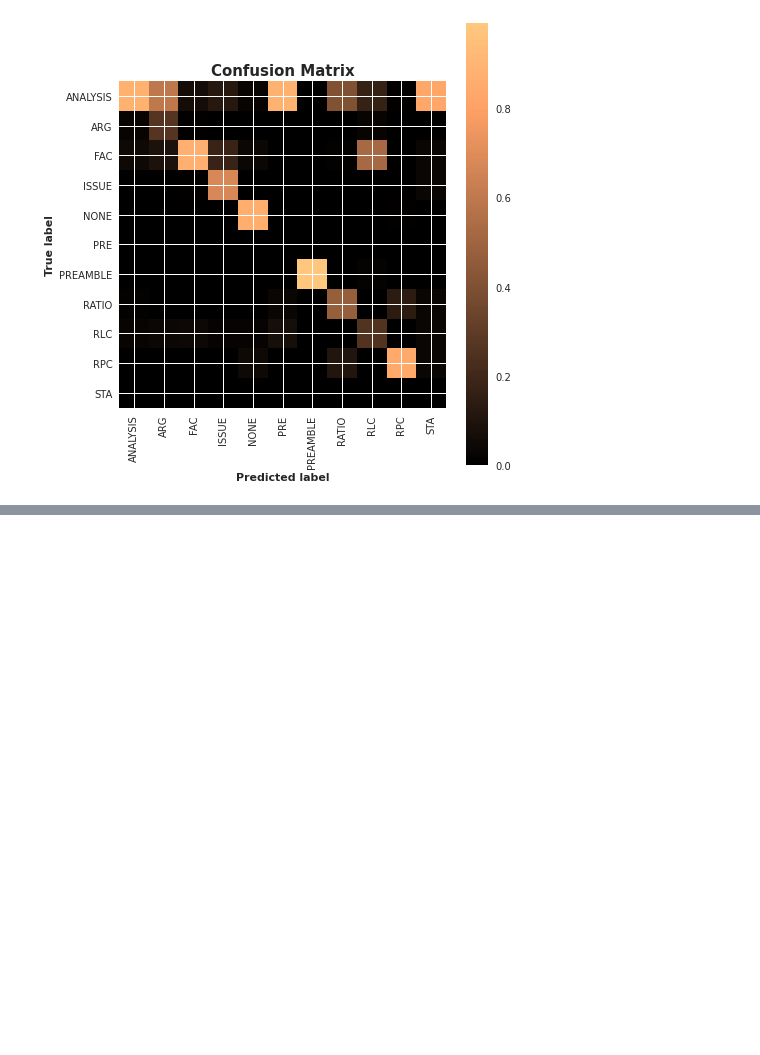
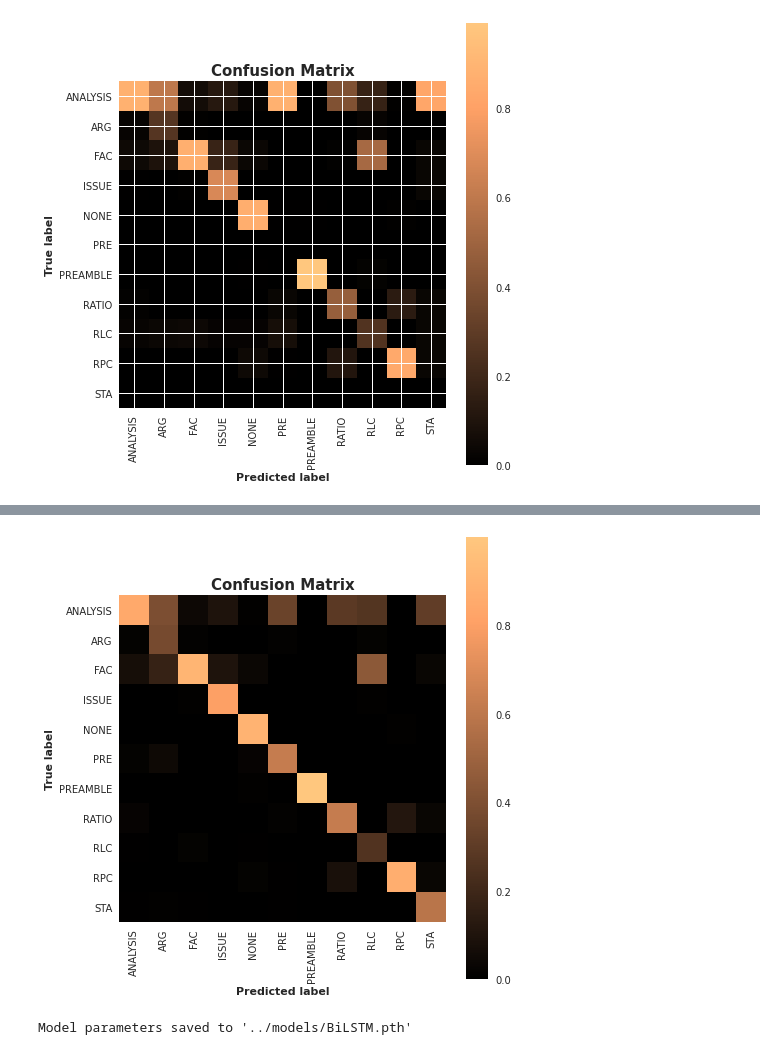
Before and after one commit to tsither/Rhetorical-Role-Classifier, a Jupyter notebook: jupyter_notebooks/kshitij_test.ipynb, the cells around one changed output, grey strips where cells are left out. Saved outputs shown, nothing was run; the diff lists cells and outputs as text; code cells hidden in the pictures; blank space fills up the shorter version.

```diff
--- a/jupyter_notebooks/kshitij_test.ipynb
+++ b/jupyter_notebooks/kshitij_test.ipynb
@@ -398,0 +572,10 @@ plot_confusion_matrix(np.divide(cm, np.sum(cm,axis=0)))
+# %%
+plot_confusion_matrix(np.divide(cm, np.sum(cm,axis=0)), label_encoder= label_encoder)
+# %% [output]
+[figure, added]
+# %%
+from utils import save_model
+
+save_model(trained_model, '../models/BiLSTM.pth')
+# %% [output]
+Model parameters saved to '../models/BiLSTM.pth'
```
Also changed, not shown: parts of 37 cells of this notebook, 2 other files.
